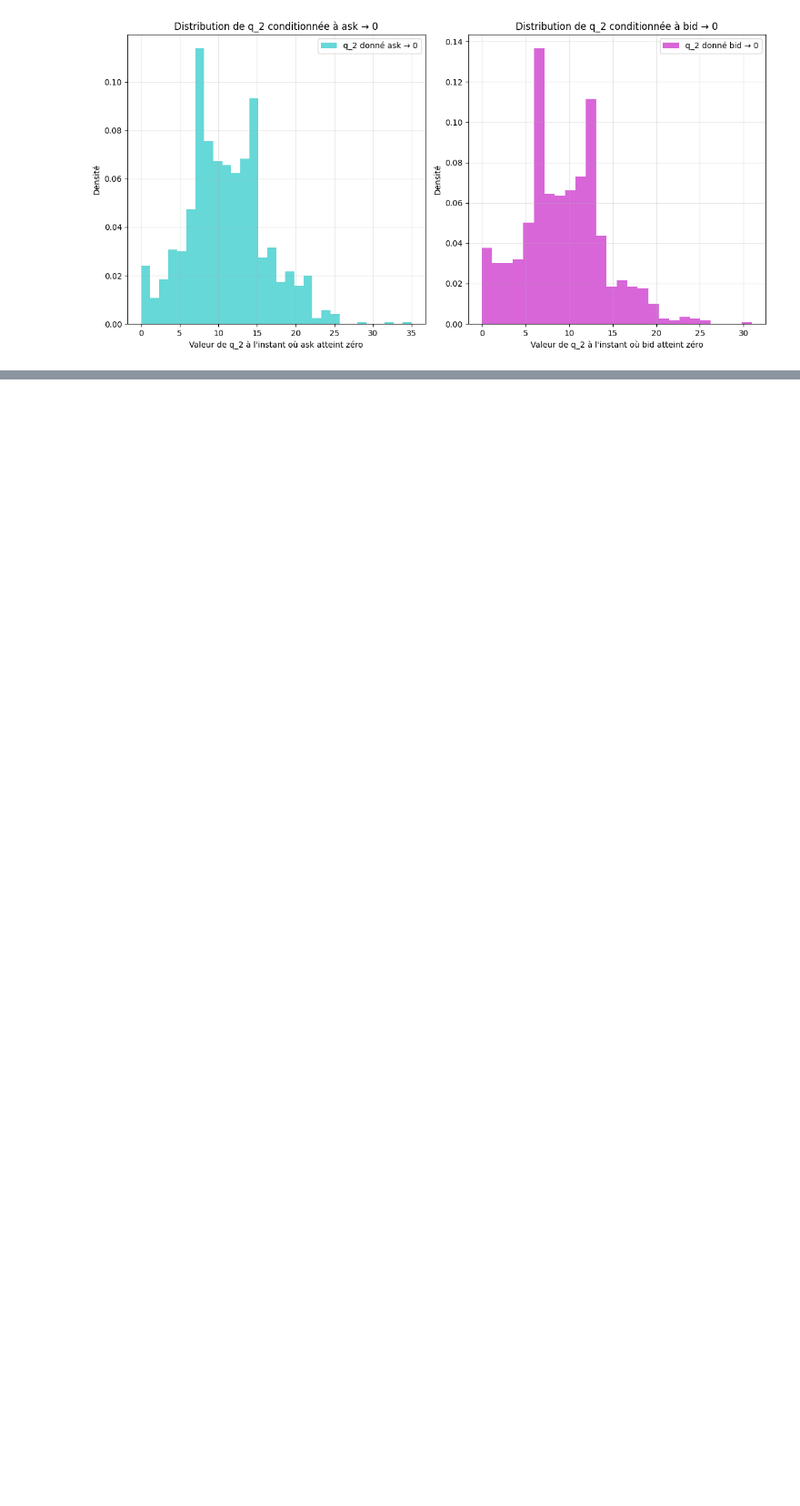
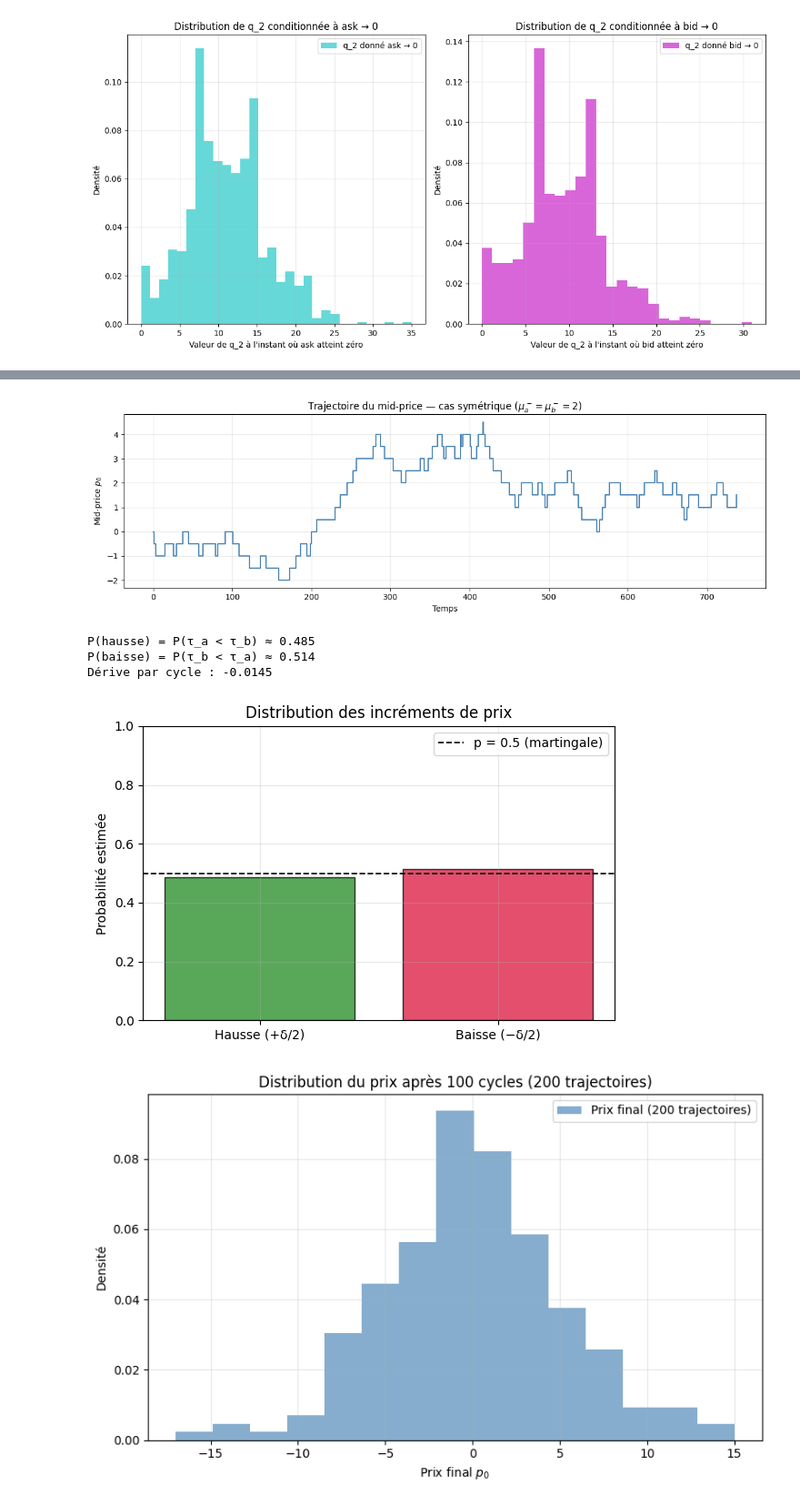
Before and after one commit to anassettahiri2004/Carnet-d-ordres-SNA, a Jupyter notebook: carnet_d_ordres.ipynb, the cells around one changed output, grey strips where cells are left out. Shown at 91% size. Saved outputs shown, nothing was run; the diff lists cells and outputs as text; code cells hidden in the pictures; blank space fills up the shorter version.

Commit message:
added price logic to the carnet d'ordres notebook

```diff
--- a/carnet_d_ordres.ipynb
+++ b/carnet_d_ordres.ipynb
@@ -1166,0 +1419,20 @@ simulate_second_limit_with_time_varying_lambda(mu_minus_a=2, mu_minus_b=2, alpha
+# %%
+# Cas symétrique : mu_a^- = mu_b^-  →  martingale (p ≈ 0.5)
+price_times_sym, price_values_sym = simulate_price_process_v2(
+    n_cycles=100, mu_minus_a=2, mu_minus_b=2, alpha=0.5, beta=1, a=0.8, b=1.0)
+plot_price_path(price_times_sym, price_values_sym,
+                title='Trajectoire du mid-price — cas sym\u00e9trique ($\\mu_a^- = \\mu_b^- = 2$)')
+
+p_up_sym = analyze_price_increments_v2(
+    n_simulations=2000, mu_minus_a=2, mu_minus_b=2, alpha=0.5, beta=1)
+
+values = long_run_price_distribution_v2(
+    n_paths=200, n_cycles=100,
+    mu_minus_a=2, mu_minus_b=2, alpha=0.5, beta=1, a=0.8, b=1.0)
+# %% [output]
+[figure, added]
+P(hausse) = P(τ_a < τ_b) ≈ 0.485
+P(baisse) = P(τ_b < τ_a) ≈ 0.514
+Dérive par cycle : -0.0145
+[figure, added]
+[figure, added]
```
Also changed, not shown: parts of 6 cells of this notebook.
